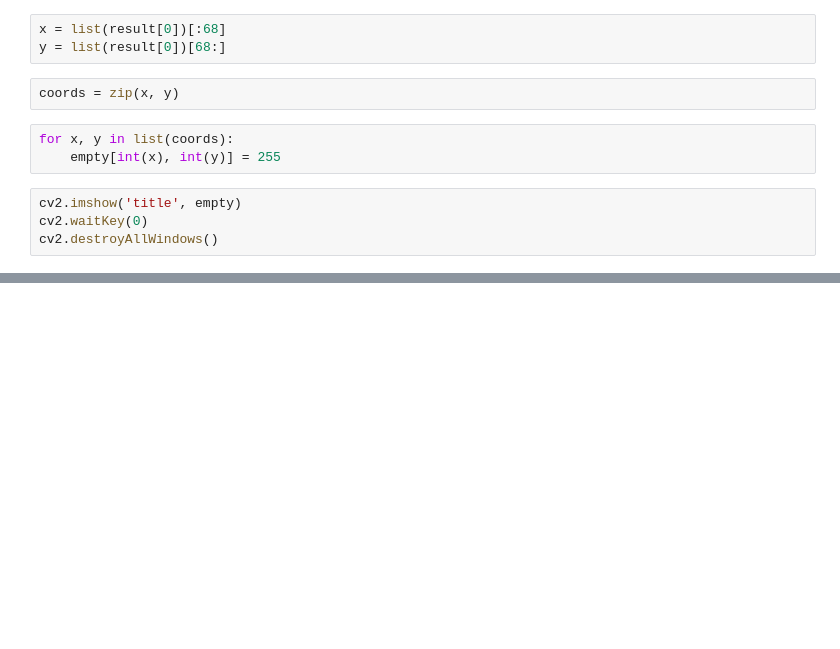
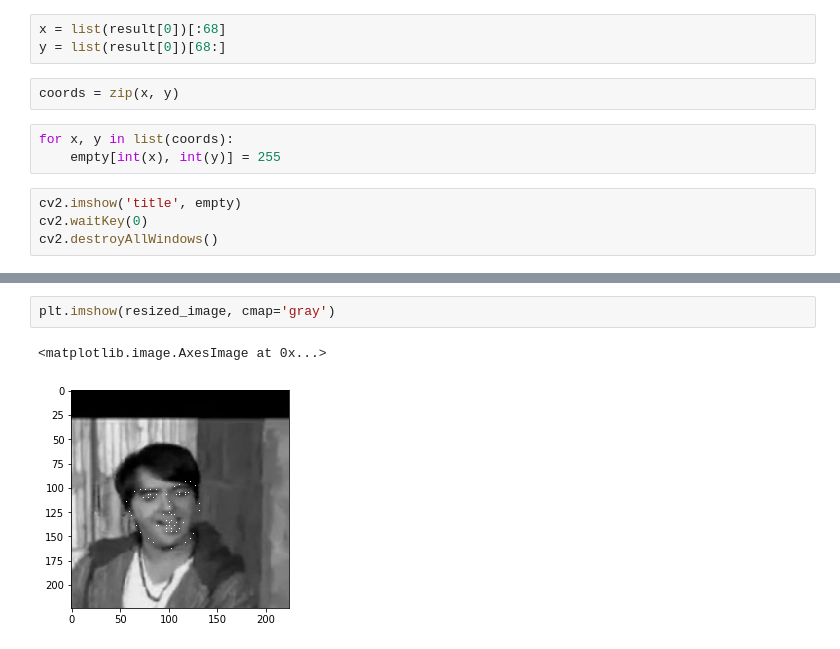
Before and after one commit to Praneet9/Facial_Keypoint_Detection, a Jupyter notebook: Keypoint Detection.ipynb, the cells around one changed output, grey strips where cells are left out. Drawn from its saved outputs; the diff is of its cells as text; blank space fills up the shorter version.

```diff
--- a/Keypoint Detection.ipynb
+++ b/Keypoint Detection.ipynb
@@ -153,0 +227,5 @@ cv2.destroyAllWindows()
+# %%
+plt.imshow(resized_image, cmap='gray')
+# %% [output]
+<matplotlib.image.AxesImage at 0x...>
+[figure, added]
```
Also changed, not shown: parts of 13 cells of this notebook.
